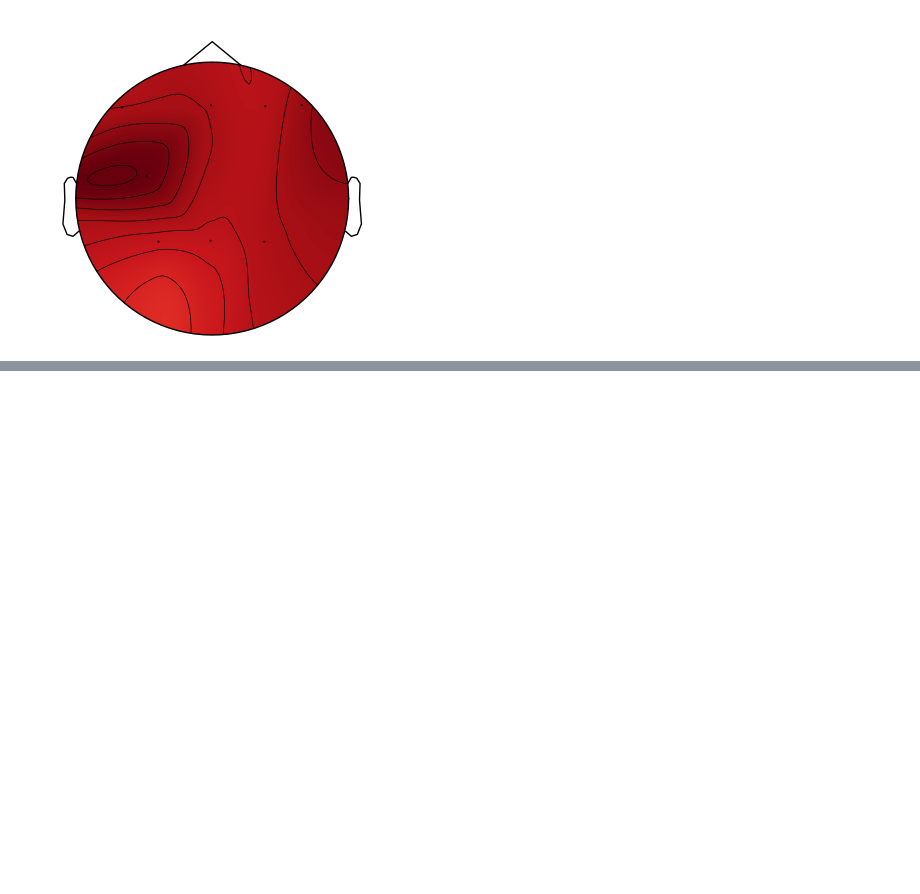
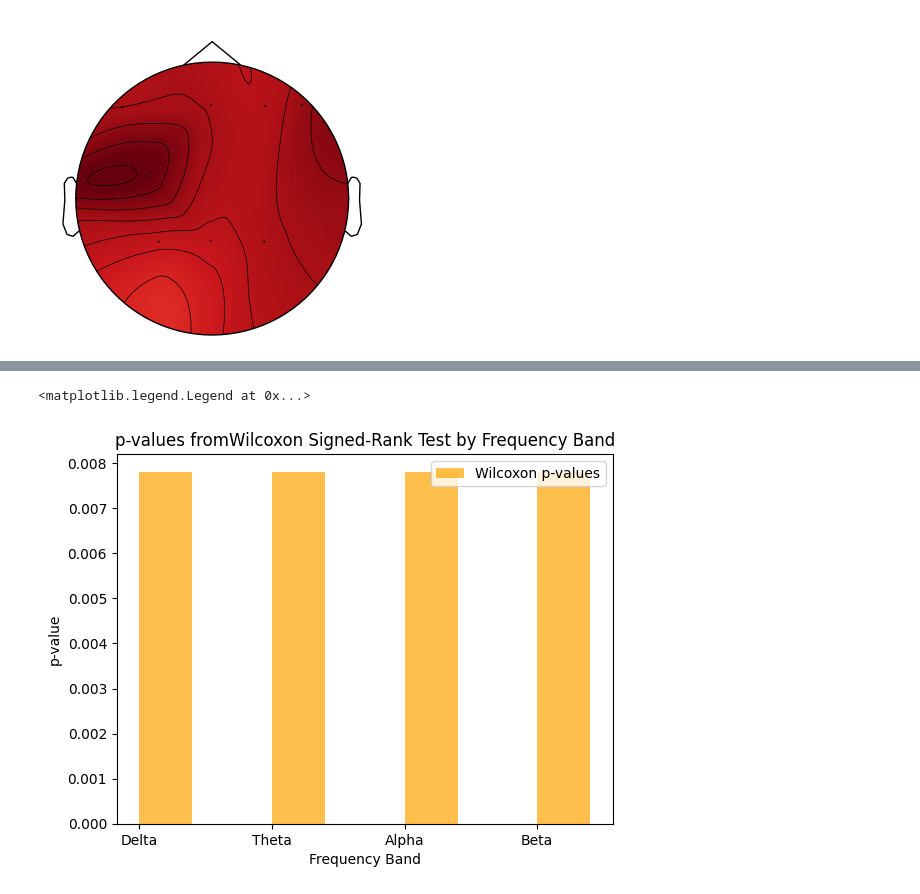
Before and after one commit to kumarmegha/Project-COGS-189, a Jupyter notebook: Data Analysis.ipynb, the cells around one changed output, grey strips where cells are left out. Cells and saved outputs as stored; diff of their text form; code cells hidden in the pictures; blank space fills up the shorter version.

```diff
--- a/Data Analysis.ipynb
+++ b/Data Analysis.ipynb
@@ -244,0 +312,12 @@ evoked.plot_topomap(times=topomap_times, ch_type="eeg")
+# %%
+# Plot the Wilcoxon p-values
+plt.bar(p_values_df['Band'], p_values_df['Wilcoxon p-values'], width=0.4, label='Wilcoxon p-values', alpha=0.7, color='orange', align='edge')
+
+# Adding labels and title
+plt.xlabel("Frequency Band")
+plt.ylabel("p-value")
+plt.title("p-values fromWilcoxon Signed-Rank Test by Frequency Band")
+plt.legend()
+# %% [output]
+<matplotlib.legend.Legend at 0x...>
+[figure, added]
```
Also changed, not shown: parts of 6 cells of this notebook.
